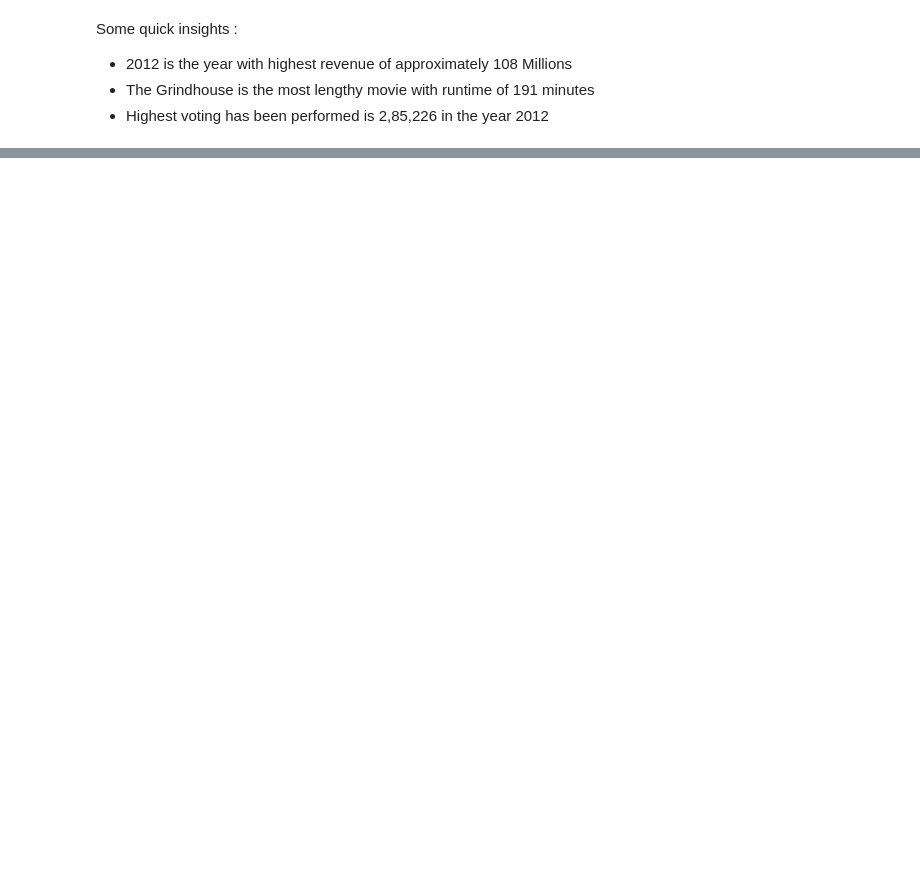
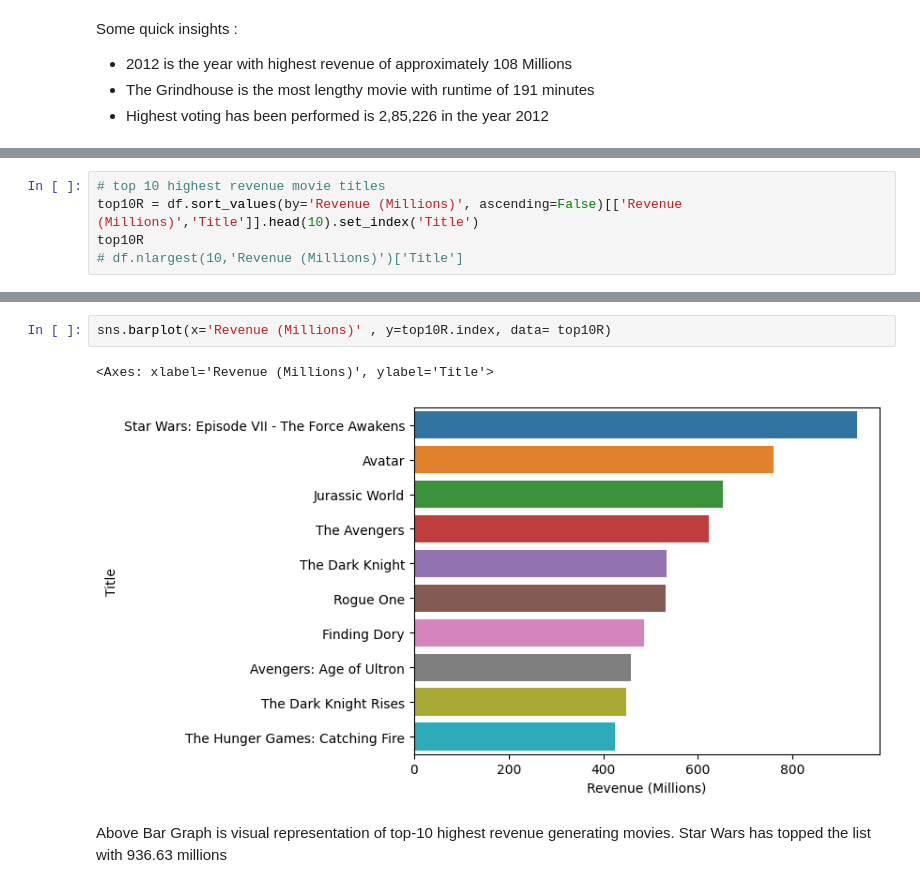
Before and after one commit to jigarsiddhpura/IMDB-Python-EDA, a Jupyter notebook: IMDB.ipynb, the cells around one changed output, grey strips where cells are left out. Saved outputs shown, nothing was run; the diff lists cells and outputs as text; blank space fills up the shorter version.

```diff
--- a/IMDB.ipynb
+++ b/IMDB.ipynb
@@ -296,0 +335,5 @@ Some quick insights :
+# %%
+# top 10 highest revenue movie titles
+top10R = df.sort_values(by='Revenue (Millions)', ascending=False)[['Revenue (Millions)','Title']].head(10).set_index('Title')
+top10R
+# df.nlargest(10,'Revenue (Millions)')['Title']
@@ -296,0 +353,7 @@ Some quick insights :
+# %%
+sns.barplot(x='Revenue (Millions)' , y=top10R.index, data= top10R)
+# %% [output]
+<Axes: xlabel='Revenue (Millions)', ylabel='Title'>
+[figure, added]
+# %% [markdown]
+Above Bar Graph is visual representation of top-10 highest revenue generating movies. Star Wars has topped the list with 936.63 millions
```
Also changed, not shown: parts of 16 cells of this notebook.
